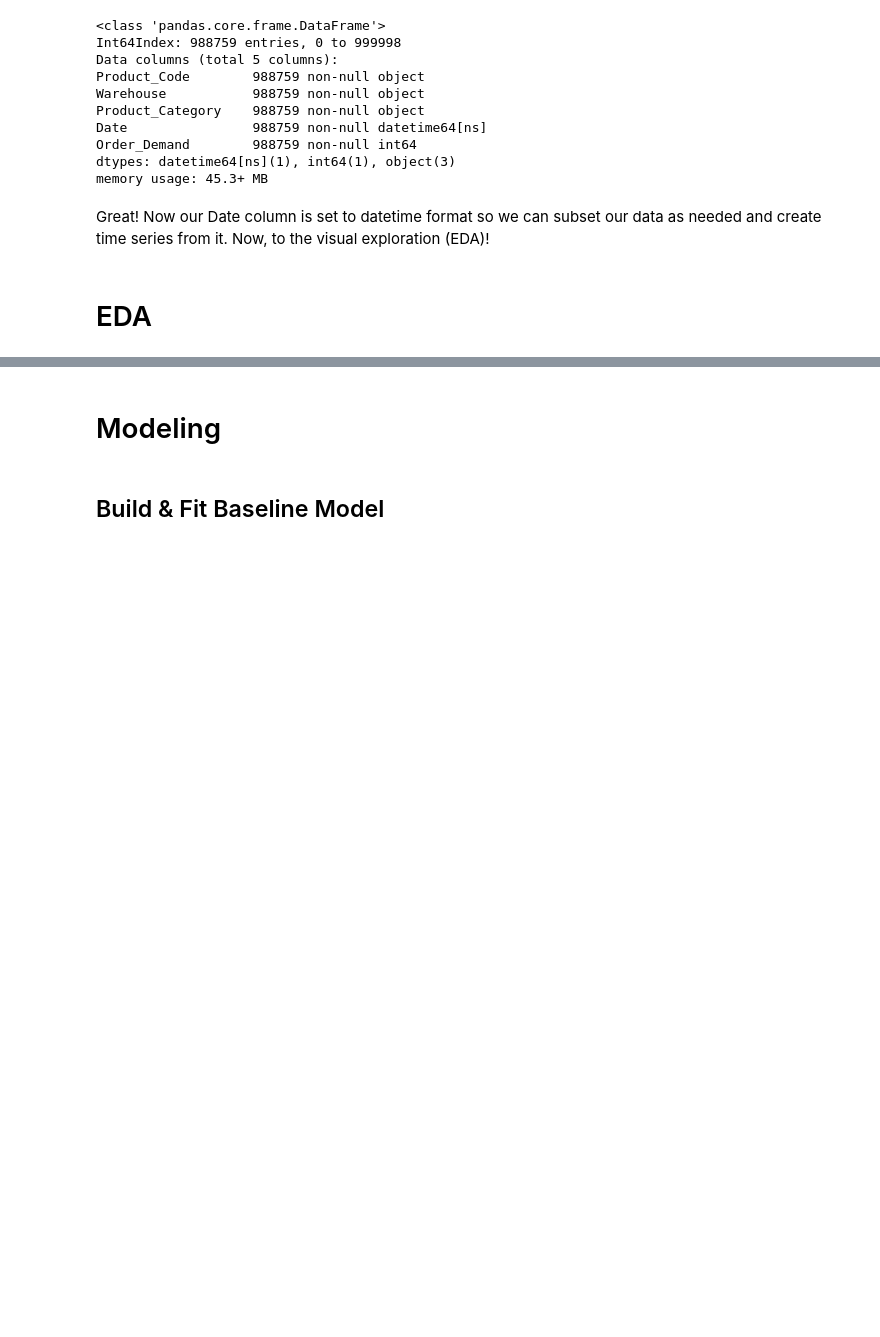
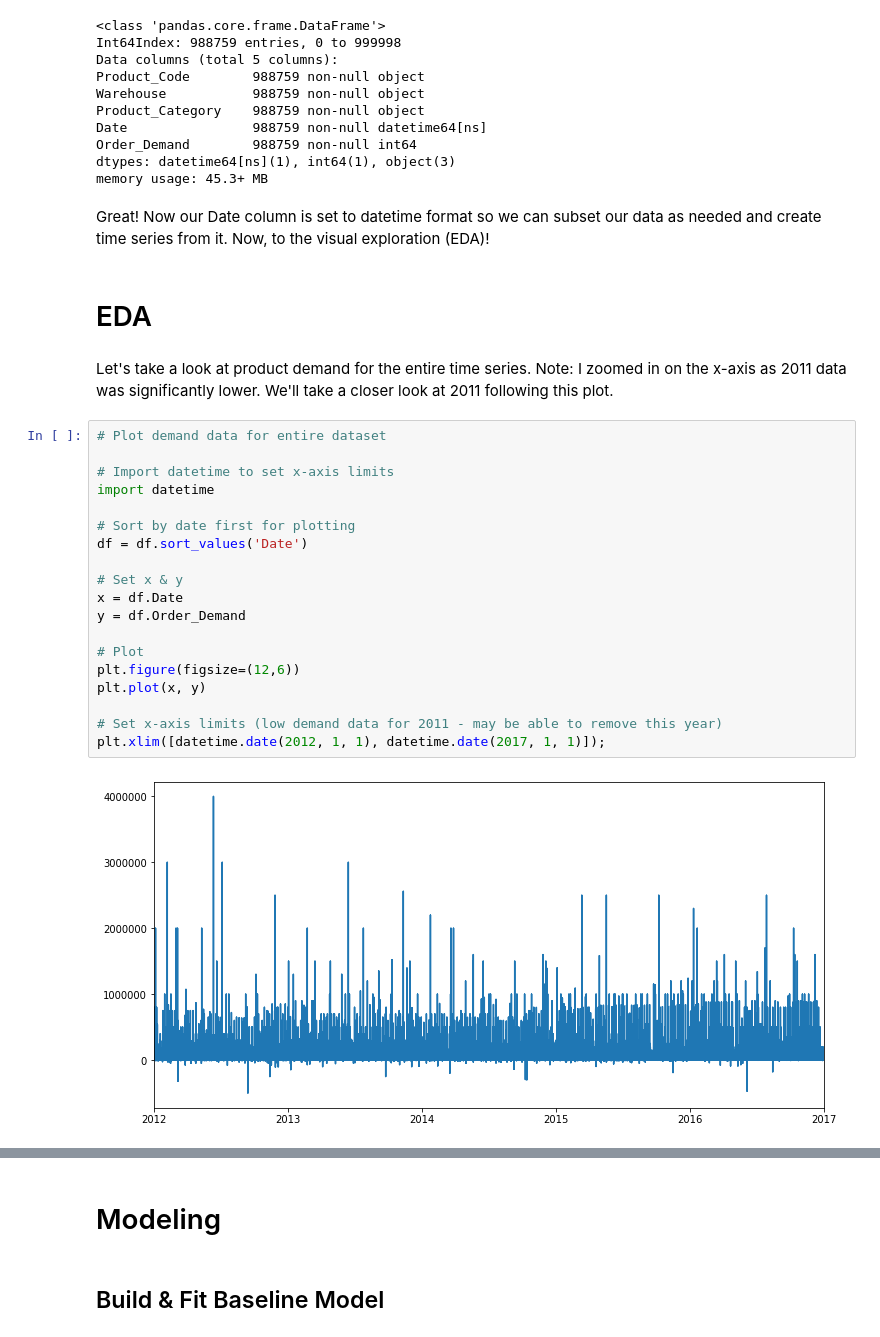
Before and after one commit to JessicaFB/Product-Demand-Forecasting, a Jupyter notebook: Predicting-Product-Demand.ipynb, the cells around one changed output, grey strips where cells are left out. Saved outputs shown, nothing was run; the diff lists cells and outputs as text; blank space fills up the shorter version.

```diff
--- a/Predicting-Product-Demand.ipynb
+++ b/Predicting-Product-Demand.ipynb
@@ -166,3 +166,26 @@ memory usage: 45.3+ MB
 Great! Now our Date column is set to datetime format so we can subset our data as needed and create time series from it. Now, to the visual exploration (EDA)!
 # %% [markdown]
 # EDA
+# %% [markdown]
+Let's take a look at product demand for the entire time series. Note: I zoomed in on the x-axis as 2011 data was significantly lower. We'll take a closer look at 2011 following this plot.
+# %%
+# Plot demand data for entire dataset
+
+# Import datetime to set x-axis limits
+import datetime
+
+# Sort by date first for plotting
+df = df.sort_values('Date')
+
+# Set x & y
+x = df.Date
+y = df.Order_Demand
+
+# Plot
+plt.figure(figsize=(12,6))
+plt.plot(x, y)
+
+# Set x-axis limits (low demand data for 2011 - may be able to remove this year)
+plt.xlim([datetime.date(2012, 1, 1), datetime.date(2017, 1, 1)]);
+# %% [output]
+[figure, added]
```
Also changed, not shown: parts of 16 cells of this notebook.
